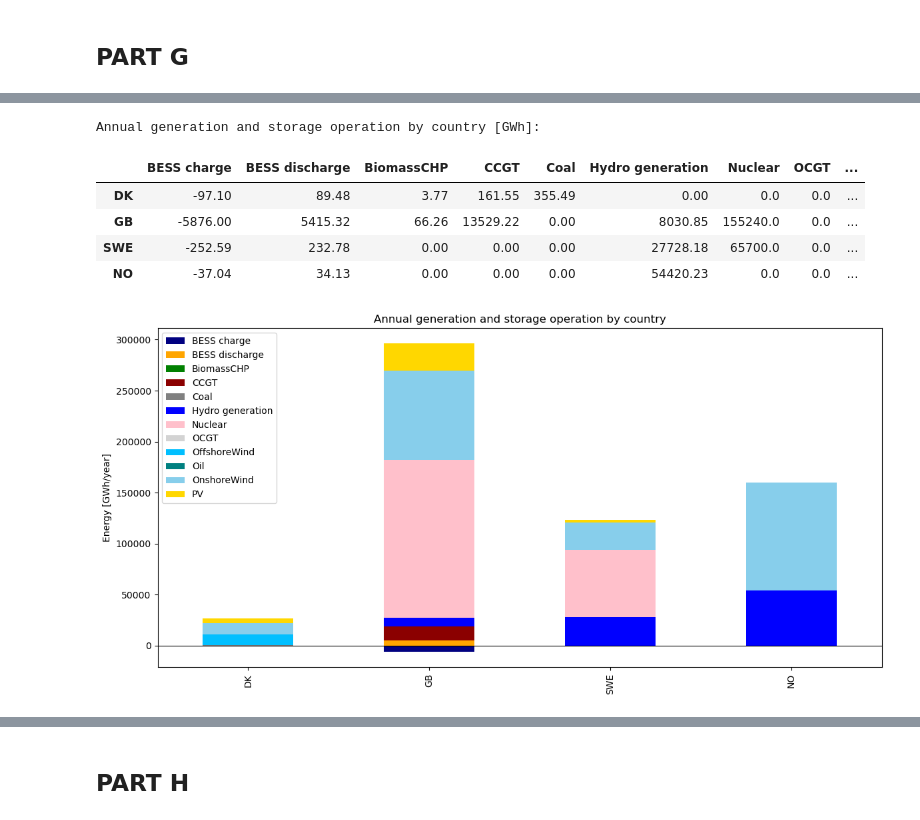
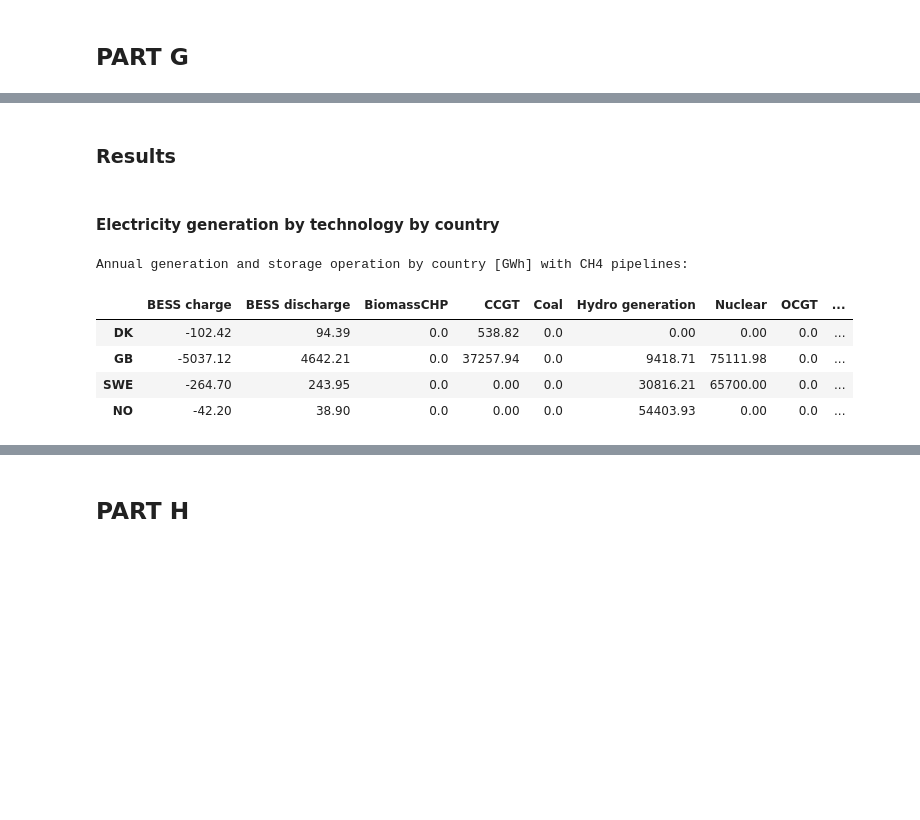
Before and after one commit to martinsiitam/ieg-spring-2026, a Jupyter notebook: martin/project.ipynb, the cells around one changed output, grey strips where cells are left out. Saved outputs shown, nothing was run; the diff lists cells and outputs as text; code cells hidden in the pictures; blank space fills up the shorter version.

```diff
--- a/martin/project.ipynb
+++ b/martin/project.ipynb
@@ -2449,11 +1528,11 @@ ax.set_xlabel("Time")
 
 if capacity_factor_year is not None:
     ax.set_title(
-        f"Generation and Storage Dispatch in Winter. "
+        f"Generation and Storage Dispatch in Summer. "
         f"{start_date.strftime('%d.%m.%Y')} - {end_date.strftime('%d.%m.%Y')}"
     )
 else:
-    ax.set_title("Generation and Storage Dispatch in Winter. Capacity Factors 10 year average 2007 - 2017.")
+    ax.set_title("Generation and Storage Dispatch in Summer. Capacity Factors 10 year average 2007 - 2017.")
 
 ax.legend(loc="upper left", bbox_to_anchor=(1, 1))
 plt.tight_layout()
@@ -3475,0 +2257,12 @@ Electricity mix by technology [TWh]:
+# %%
+# Variable O&M in the original model is per MWh_electric
+ccgt_vom_electric = 4.5  # EUR/MWh_e
+ocgt_vom_electric = 4.5  # EUR/MWh_e
+
+# Link marginal_cost is per MWh_CH4 input, so convert VOM to input side
+ccgt_link_marginal_cost = ccgt_vom_electric * ccgt_efficiency
+ocgt_link_marginal_cost = ocgt_vom_electric * ocgt_efficiency
+
+# Link capital_cost is per MW_CH4 input, so convert fixed cost to input side
+ccgt_link_capital_cost = (annualised_ccgt_capex + ccgt_opex) * ccgt_efficiency
+ocgt_link_capital_cost = (annualised_ocgt_capex + ocgt_opex) * ocgt_efficiency
@@ -4251,7 +2406,8 @@ dtype: float64
+# %% [markdown]
+### Results
+# %% [markdown]
+#### Electricity generation by technology by country
 # %%
-import pandas as pd
-import matplotlib.pyplot as plt
-
 w = n.snapshot_weightings.objective
 
 # ----------------------------
@@ -4361,58 +2517,36 @@ country_storage_ch = country_storage_ch.fillna(0)
 
 
 # ----------------------------
 # 5. COMBINE TABLE
 # ----------------------------
 
 country_storage_dis_num = country_storage_dis.rename(
     columns=lambda c: "Hydro generation" if c == "Hydro" else f"{c} discharge"
 )
 
 country_storage_ch_num = country_storage_ch.rename(
     columns=lambda c: f"{c} charge"
 )
 
 country_energy_table = pd.concat(
     [
         country_gen,
         country_link_gen,
         country_storage_dis_num,
         -country_storage_ch_num
     ],
     axis=1
 )
 
 country_energy_table = country_energy_table.T.groupby(level=0).sum().T
 country_energy_table_rounded = country_energy_table.round(2)
 
-print("Annual generation and storage operation by country [GWh]:")
+print("Annual generation and storage operation by country [GWh] with CH4 pipelines:")
 display(country_energy_table_rounded)
-
-
-# ----------------------------
-# 6. STACKED BAR PLOT
-# ----------------------------
-
-colors = [color_map.get(col, "black") for col in country_energy_table.columns]
-
-ax = country_energy_table.plot(
-    kind="bar",
-    stacked=True,
-    figsize=(12, 6),
-    color=colors
-)
-
-ax.set_ylabel("Energy [GWh/year]")
-ax.set_title("Annual generation and storage operation by country")
-ax.axhline(0, color="black", linewidth=0.8)
-
-plt.tight_layout()
-plt.show()
 # %% [output]
-Annual generation and storage operation by country [GWh]:
+Annual generation and storage operation by country [GWh] with CH4 pipelines:
 |  | BESS charge | BESS discharge | BiomassCHP | CCGT | Coal | Hydro generation | Nuclear | OCGT | ... |
-| DK | -97.10 | 89.48 | 3.77 | 161.55 | 355.49 | 0.00 | 0.0 | 0.0 | ... |
-| GB | -5876.00 | 5415.32 | 66.26 | 13529.22 | 0.00 | 8030.85 | 155240.0 | 0.0 | ... |
-| SWE | -252.59 | 232.78 | 0.00 | 0.00 | 0.00 | 27728.18 | 65700.0 | 0.0 | ... |
-| NO | -37.04 | 34.13 | 0.00 | 0.00 | 0.00 | 54420.23 | 0.0 | 0.0 | ... |
+| DK | -102.42 | 94.39 | 0.0 | 538.82 | 0.0 | 0.00 | 0.00 | 0.0 | ... |
+| GB | -5037.12 | 4642.21 | 0.0 | 37257.94 | 0.0 | 9418.71 | 75111.98 | 0.0 | ... |
+| SWE | -264.70 | 243.95 | 0.0 | 0.00 | 0.0 | 30816.21 | 65700.00 | 0.0 | ... |
+| NO | -42.20 | 38.90 | 0.0 | 0.00 | 0.0 | 54403.93 | 0.00 | 0.0 | ... |
-[figure, removed]
```
Also changed, not shown: parts of 100 cells of this notebook.
